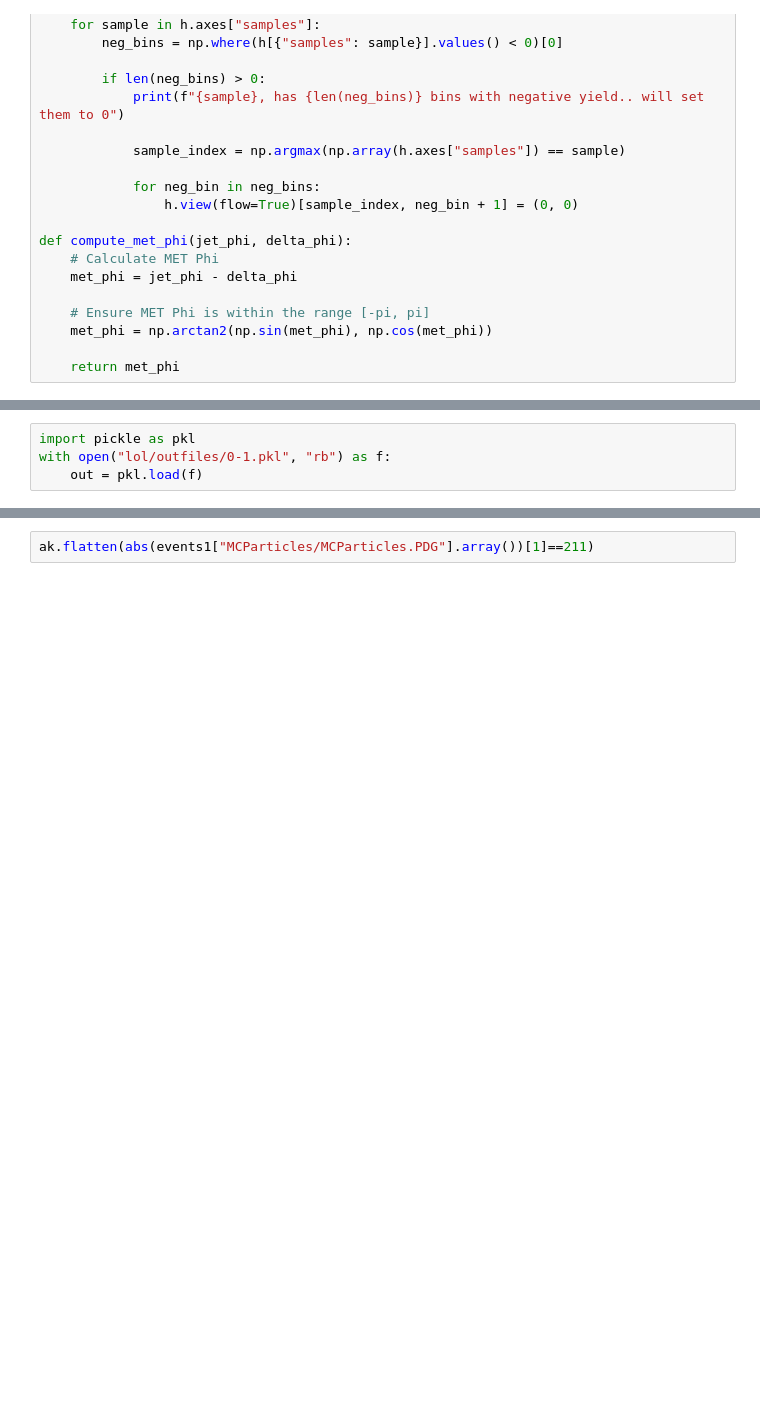
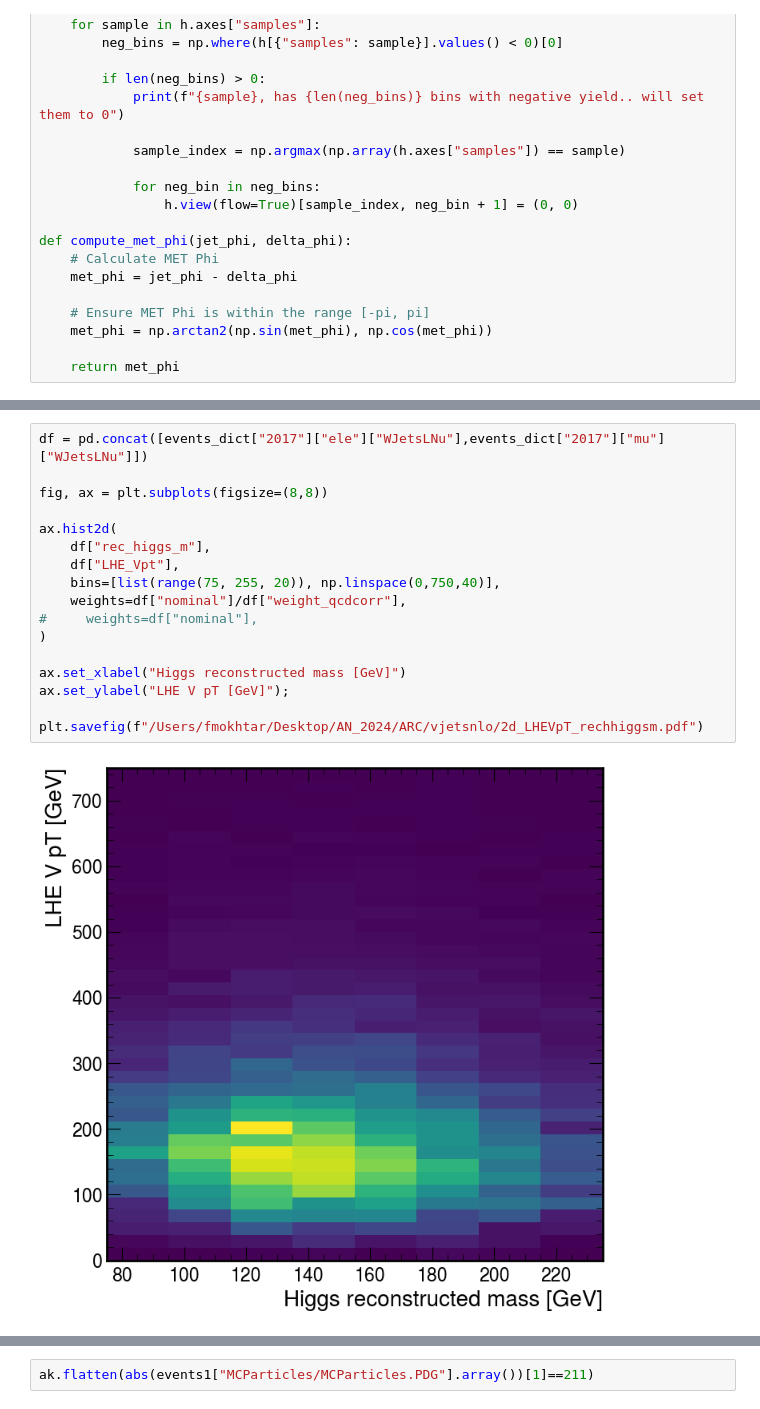
Before and after one commit to farakiko/boostedhiggs, a Jupyter notebook: binder/hists_plots.ipynb, the cells around one changed output, grey strips where cells are left out. Drawn from its saved outputs; the diff is of its cells as text; blank space fills up the shorter version.

```diff
--- a/binder/hists_plots.ipynb
+++ b/binder/hists_plots.ipynb
@@ -1364,4 +1348,0 @@ Name: nB2, Length: 215, dtype: bool
-# %%
-import pickle as pkl
-with open("lol/outfiles/0-1.pkl", "rb") as f:
-    out = pkl.load(f)
@@ -1416 +1356,20 @@ len(events2)
+# %%
+df = pd.concat([events_dict["2017"]["ele"]["WJetsLNu"],events_dict["2017"]["mu"]["WJetsLNu"]])
+
+fig, ax = plt.subplots(figsize=(8,8))
+
+ax.hist2d(
+    df["rec_higgs_m"],
+    df["LHE_Vpt"],
+    bins=[list(range(75, 255, 20)), np.linspace(0,750,40)],
+    weights=df["nominal"]/df["weight_qcdcorr"],
+#     weights=df["nominal"],
+)
+
+ax.set_xlabel("Higgs reconstructed mass [GeV]")
+ax.set_ylabel("LHE V pT [GeV]");
+
+plt.savefig(f"/Users/fmokhtar/Desktop/AN_2024/ARC/vjetsnlo/2d_LHEVpT_rechhiggsm.pdf")
+# %% [output]
+[figure, added]
 # %%
```
Also changed, not shown: parts of 35 cells of this notebook, 16 other files.
